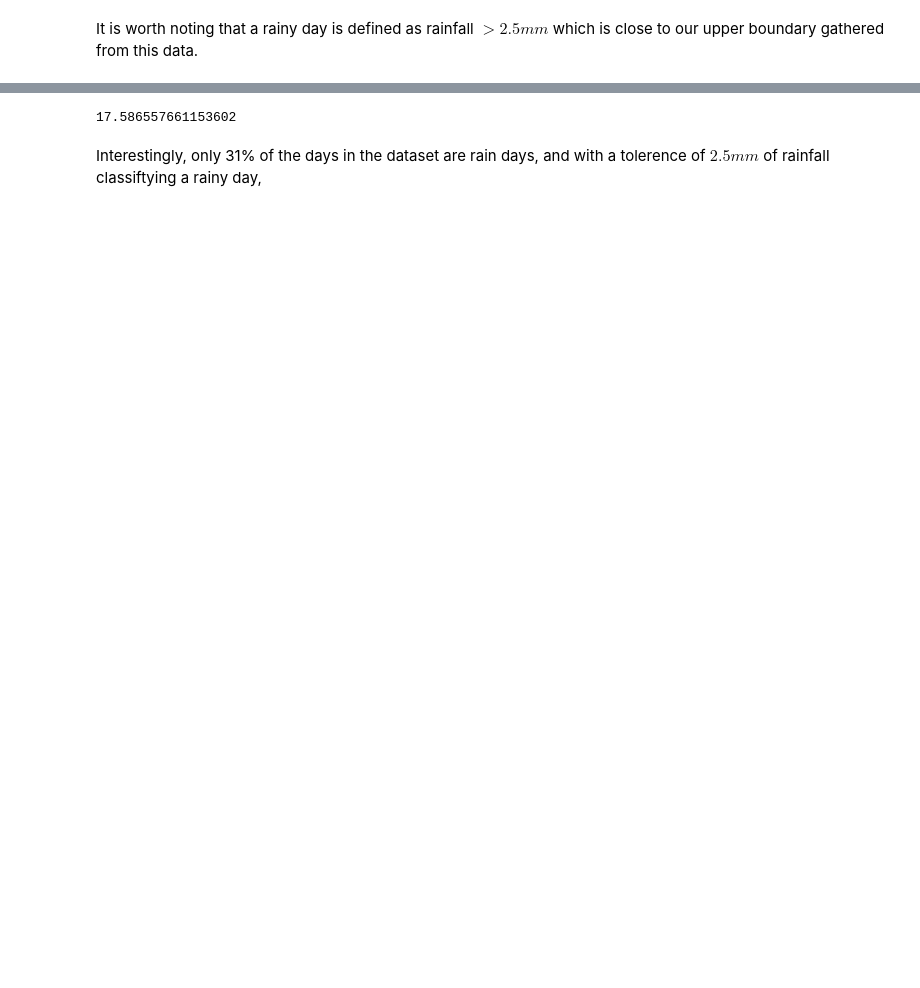
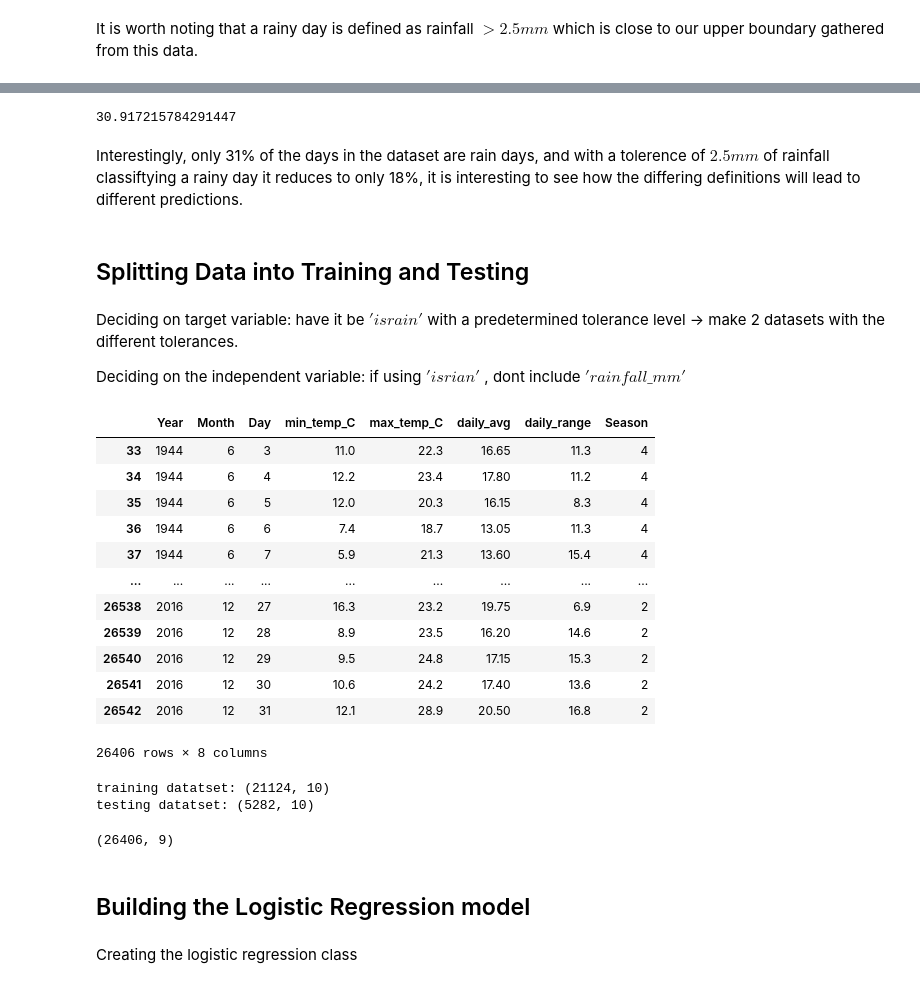
Before and after one commit to EwanVau/Aus_weather, a Jupyter notebook: Aus_data_analysis.ipynb, the cells around one changed output, grey strips where cells are left out. Saved outputs shown, nothing was run; the diff lists cells and outputs as text; code cells hidden in the pictures; blank space fills up the shorter version.

Commit message:
-Added data parsing framework -Added pytorch model implementation -Need to implement graphical

```diff
--- a/Aus_data_analysis.ipynb
+++ b/Aus_data_analysis.ipynb
@@ -181,2 +181,4 @@ Since we also need to deal with the NaNs in the dataset, now is a good time to s
+# %%
+data = data.drop("uv_MJ_m*m", axis=1)
 # %%
 # Check the quartile ranges
@@ -196,3 +197,5 @@ daily_range outliers are values < -9.1 or > 33.6
 It is worth noting that a rainy day is defined as rainfall $> 2.5mm$ which is close to our upper boundary gathered from this data.
 # %%
 # check the NaNs and/or missing values
+data = data.dropna()
+data.isnull().sum()
@@ -209,7 +232,14 @@ def add_is_rain(df: pd.DataFrame):
 # %%
-data_w_rain = add_is_rain(data)
+#data_w_rain = data
+#data_w_rain["is_rain"] = is_rain_list(data)
 data_w_rain['is_rain'].values.sum()/len(data_w_rain)*100
 # %% [output]
-17.586557661153602
+30.917215784291447
 # %% [markdown]
-Interestingly, only 31% of the days in the dataset are rain days, and with a tolerence of $2.5mm$ of rainfall classiftying a rainy day,
+Interestingly, only 31% of the days in the dataset are rain days, and with a tolerence of $2.5mm$ of rainfall classiftying a rainy day it reduces to only 18%, it is interesting to see how the differing definitions will lead to different predictions.
+# %% [markdown]
+## Splitting Data into Training and Testing
+# %% [markdown]
+Deciding on target variable: have it be $'israin'$ with a predetermined tolerance level -> make 2 datasets with the different tolerances.
+
+Deciding on the independent variable: if using $'isrian'$ , dont include $'rainfall\_mm'$
@@ -215,0 +250,35 @@ Interestingly, only 31% of the days in the dataset are rain days, and with a tol
+# %%
+X = data.drop("rainfall_mm", axis=1)
+Y = data["rainfall_mm"]
+
+#X_train, X_test, Y_train, Y_test = train_test_split(X, Y, test_size = 0.2, random_state = 0)
+# %%
+X
+# %% [output]
+|  | Year | Month | Day | min_temp_C | max_temp_C | daily_avg | daily_range | Season |
+| 33 | 1944 | 6 | 3 | 11.0 | 22.3 | 16.65 | 11.3 | 4 |
+| 34 | 1944 | 6 | 4 | 12.2 | 23.4 | 17.80 | 11.2 | 4 |
+| 35 | 1944 | 6 | 5 | 12.0 | 20.3 | 16.15 | 8.3 | 4 |
+| 36 | 1944 | 6 | 6 | 7.4 | 18.7 | 13.05 | 11.3 | 4 |
+| 37 | 1944 | 6 | 7 | 5.9 | 21.3 | 13.60 | 15.4 | 4 |
+| ... | ... | ... | ... | ... | ... | ... | ... | ... |
+| 26538 | 2016 | 12 | 27 | 16.3 | 23.2 | 19.75 | 6.9 | 2 |
+| 26539 | 2016 | 12 | 28 | 8.9 | 23.5 | 16.20 | 14.6 | 2 |
+| 26540 | 2016 | 12 | 29 | 9.5 | 24.8 | 17.15 | 15.3 | 2 |
+| 26541 | 2016 | 12 | 30 | 10.6 | 24.2 | 17.40 | 13.6 | 2 |
+| 26542 | 2016 | 12 | 31 | 12.1 | 28.9 | 20.50 | 16.8 | 2 |
+26406 rows × 8 columns
+# %%
+train_dataset = torch.Tensor()
+test_dataset =
+print(f'training datatset: {train_dataset.shape}')
+print(f'testing datatset: {test_dataset.shape}')
+# %% [output]
+training datatset: (21124, 10)
+testing datatset: (5282, 10)
+# %%
+data.shape
+# %% [output]
+(26406, 9)
+# %% [markdown]
+## Building the Logistic Regression model
@@ -215,0 +288,2 @@ Interestingly, only 31% of the days in the dataset are rain days, and with a tol
+# %% [markdown]
+Creating the logistic regression class
```
Also changed, not shown: parts of 20 cells of this notebook.
